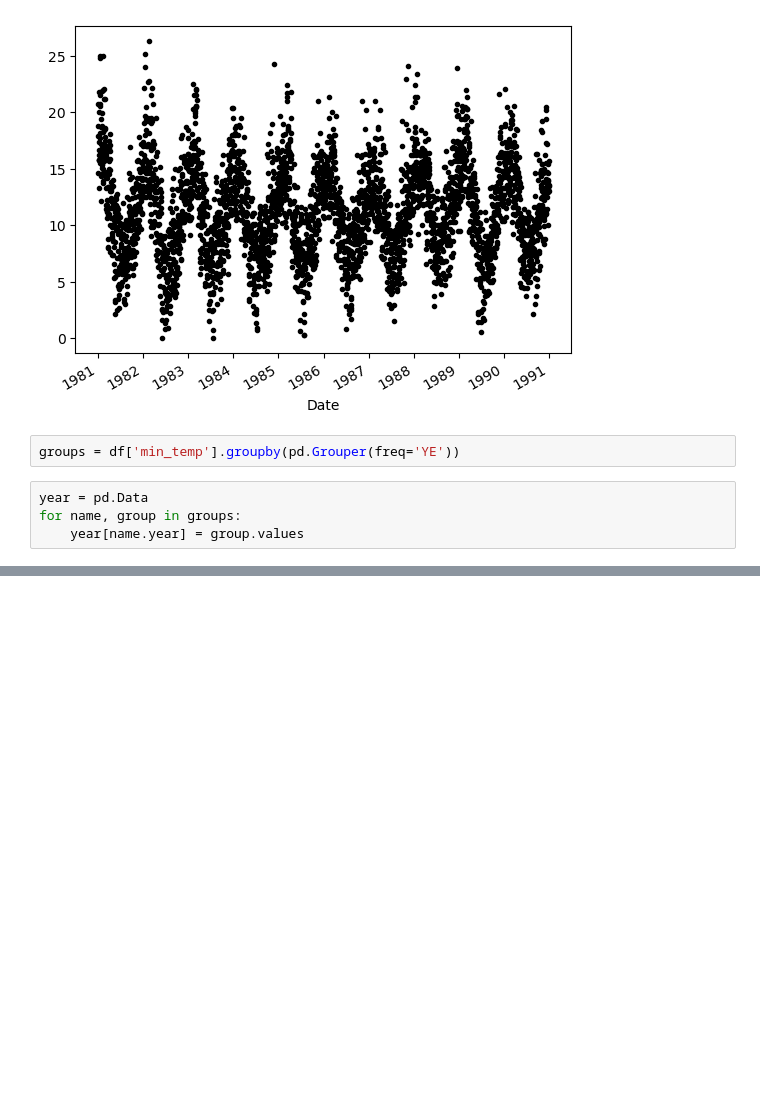
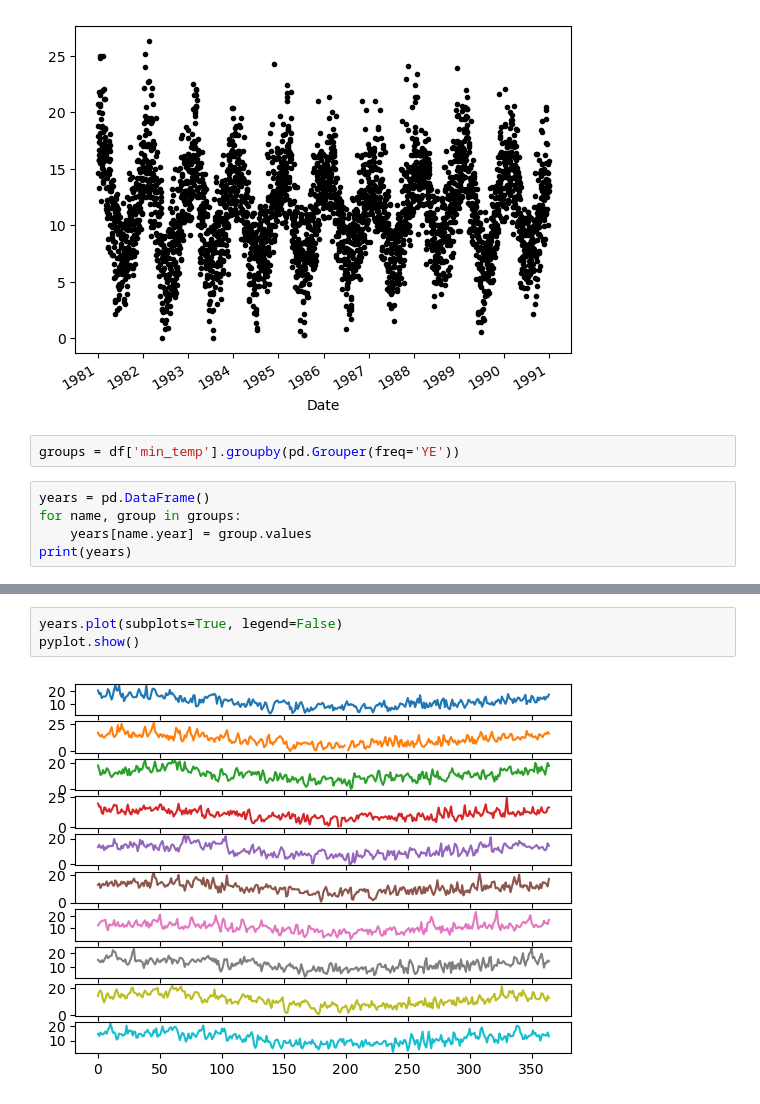
Before and after one commit to nitinku5021a/DS-Study, a Jupyter notebook: G1/g1.ipynb, the cells around one changed output, grey strips where cells are left out. Saved outputs shown, nothing was run; the diff lists cells and outputs as text; blank space fills up the shorter version.

```diff
--- a/G1/g1.ipynb
+++ b/G1/g1.ipynb
@@ -116,7 +116,8 @@ pyplot.show()
 # %%
 groups = df['min_temp'].groupby(pd.Grouper(freq='YE'))
 # %%
-year = pd.Data
+years = pd.DataFrame()
 for name, group in groups:
-    year[name.year] = group.values
+    years[name.year] = group.values
+print(years)
 # %% [output]
@@ -123,0 +138,5 @@ for name, group in groups:
+# %%
+years.plot(subplots=True, legend=False)
+pyplot.show()
+# %% [output]
+[figure, added]
```
Also changed, not shown: parts of 1 cell of this notebook.
